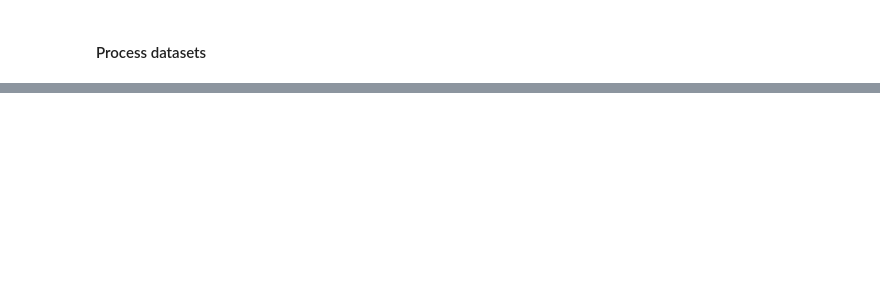
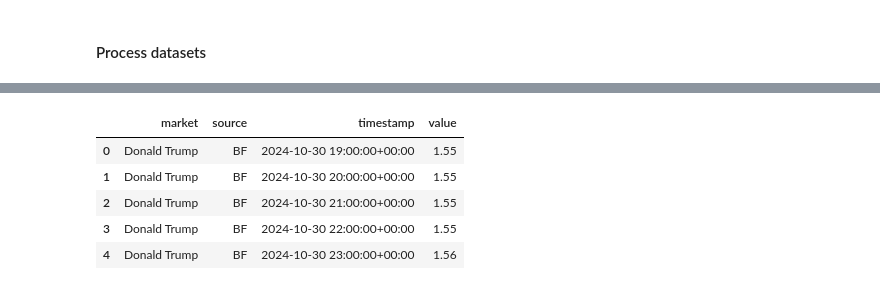
Before and after one commit to Dusoye/bookmaker_arbitrage, a Jupyter notebook: scr/analysis.ipynb, the cells around one changed output, grey strips where cells are left out. Cells and saved outputs as stored; diff of their text form; code cells hidden in the pictures; blank space fills up the shorter version.

```diff
--- a/scr/analysis.ipynb
+++ b/scr/analysis.ipynb
@@ -92,6 +84,15 @@ resampled_prices = prices.groupby(['market', 'source'])['value'].resample('1T').
 
 # Reset index to turn 'timestamp' back into a column
 resampled_prices = resampled_prices.reset_index()
+# %%
+resampled_prices.head()
+# %% [output]
+|  | market | source | timestamp | value |
+| 0 | Donald Trump | BF | 2024-10-30 19:00:00+00:00 | 1.55 |
+| 1 | Donald Trump | BF | 2024-10-30 20:00:00+00:00 | 1.55 |
+| 2 | Donald Trump | BF | 2024-10-30 21:00:00+00:00 | 1.55 |
+| 3 | Donald Trump | BF | 2024-10-30 22:00:00+00:00 | 1.55 |
+| 4 | Donald Trump | BF | 2024-10-30 23:00:00+00:00 | 1.56 |
 # %%
 # Step 3: Forward-Fill with Maximum Time Delta
 max_delta = pd.Timedelta(minutes=15)
```
Also changed, not shown: parts of 16 cells of this notebook.
